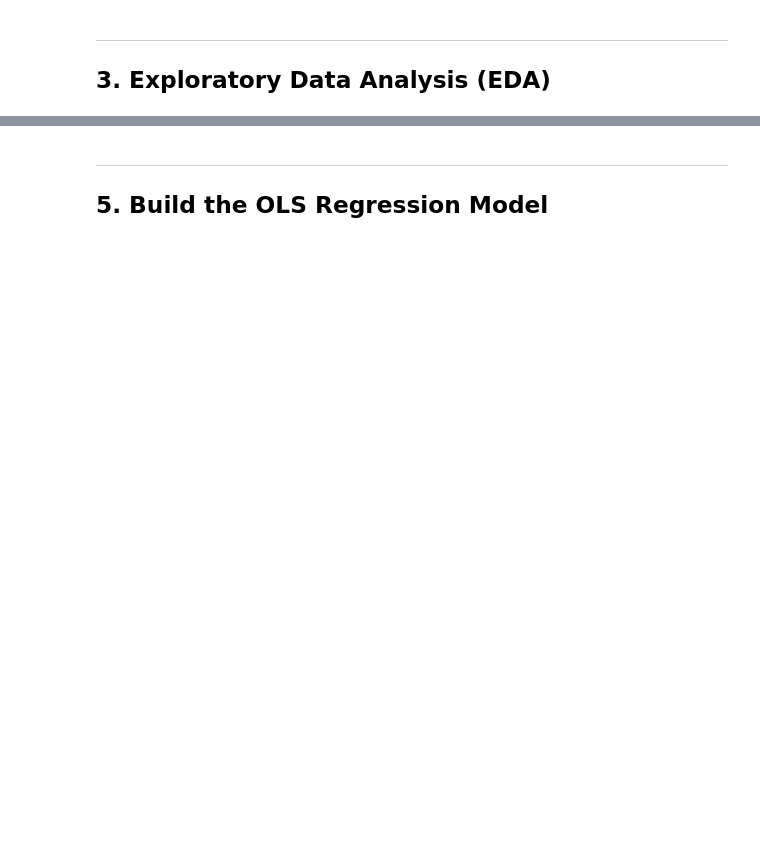
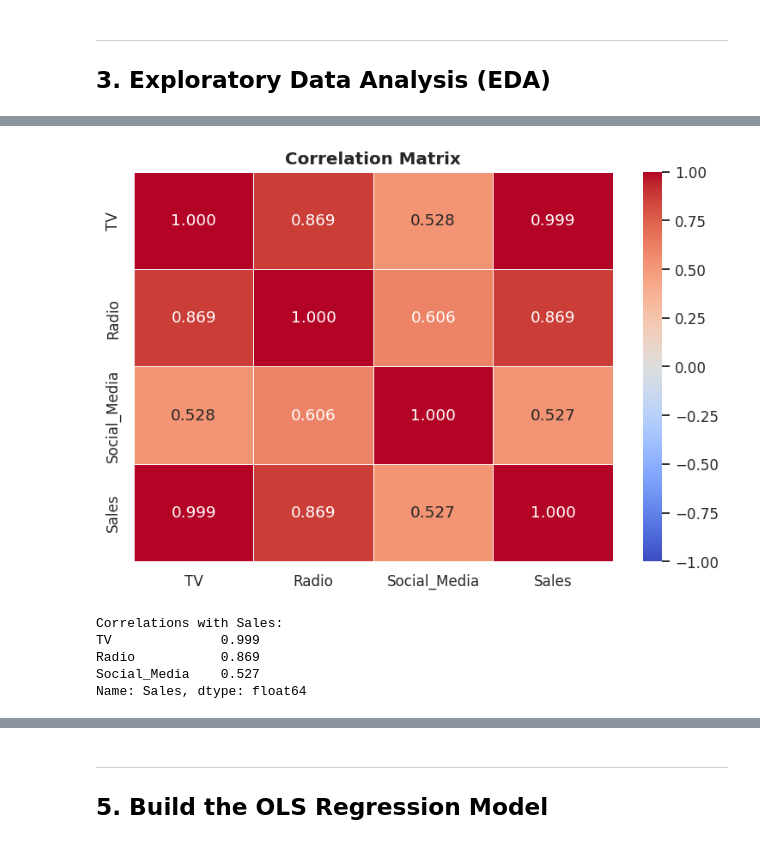
Before and after one commit to joan-18/marketing_ROI_analysis, a Jupyter notebook: regression_analysis.ipynb, the cells around one changed output, grey strips where cells are left out. Saved outputs shown, nothing was run; the diff lists cells and outputs as text; code cells hidden in the pictures; blank space fills up the shorter version.

```diff
--- a/regression_analysis.ipynb
+++ b/regression_analysis.ipynb
@@ -68 +115,22 @@ plt.show()
+# %%
+# Correlation heatmap
+corr_matrix = df_clean.corr().round(3)
+
+plt.figure(figsize=(7, 5))
+sns.heatmap(corr_matrix, annot=True, fmt='.3f', cmap='coolwarm',
+            linewidths=0.5, vmin=-1, vmax=1)
+plt.title('Correlation Matrix', fontsize=13, fontweight='bold')
+plt.tight_layout()
+plt.savefig('correlation_heatmap.png', bbox_inches='tight')
+plt.show()
+
+print('\nCorrelations with Sales:')
+print(corr_matrix['Sales'].drop('Sales').sort_values(ascending=False))
+# %% [output]
+[figure, added]
+Correlations with Sales:
+TV              0.999
+Radio           0.869
+Social_Media    0.527
+Name: Sales, dtype: float64
 # %%
```
Also changed, not shown: parts of 25 cells of this notebook.
